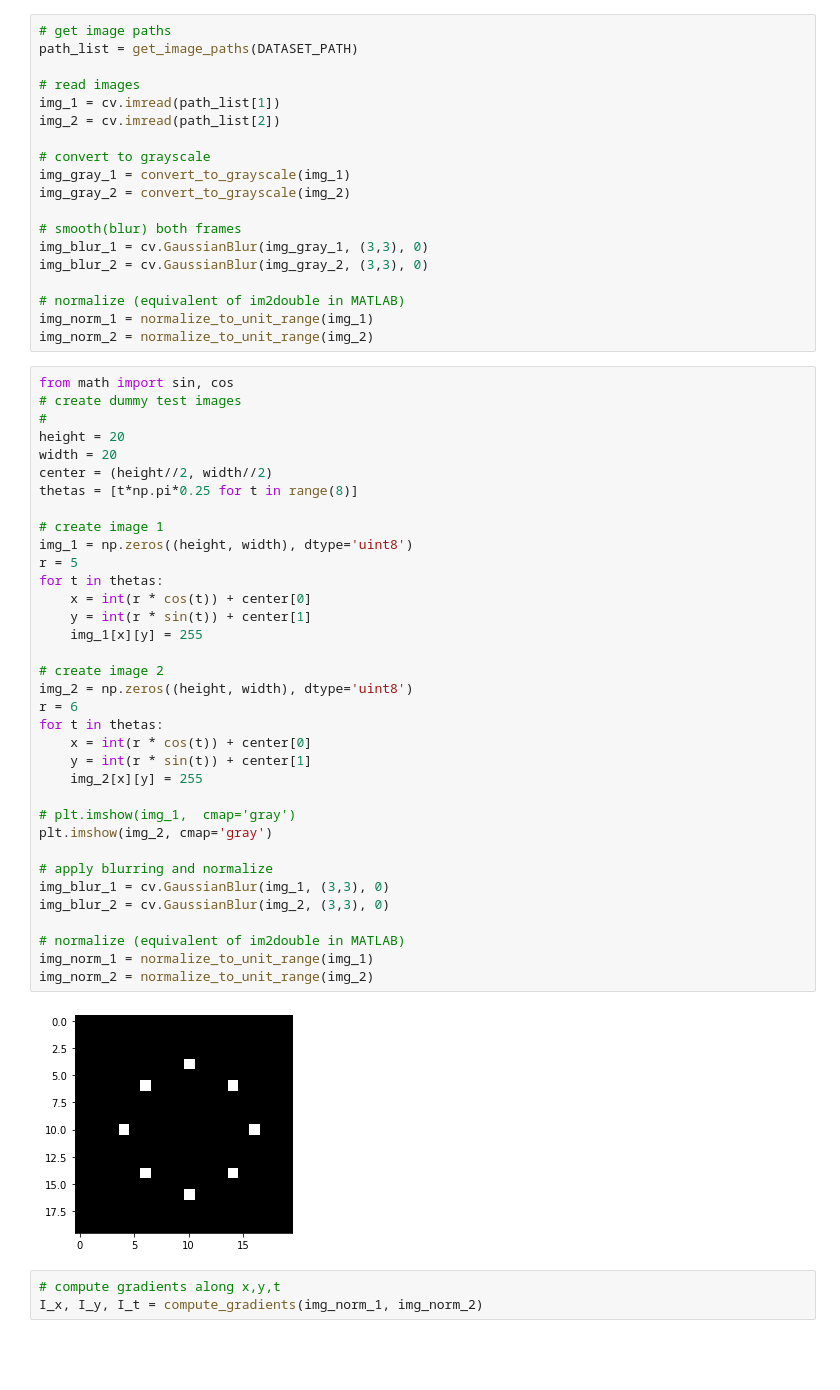
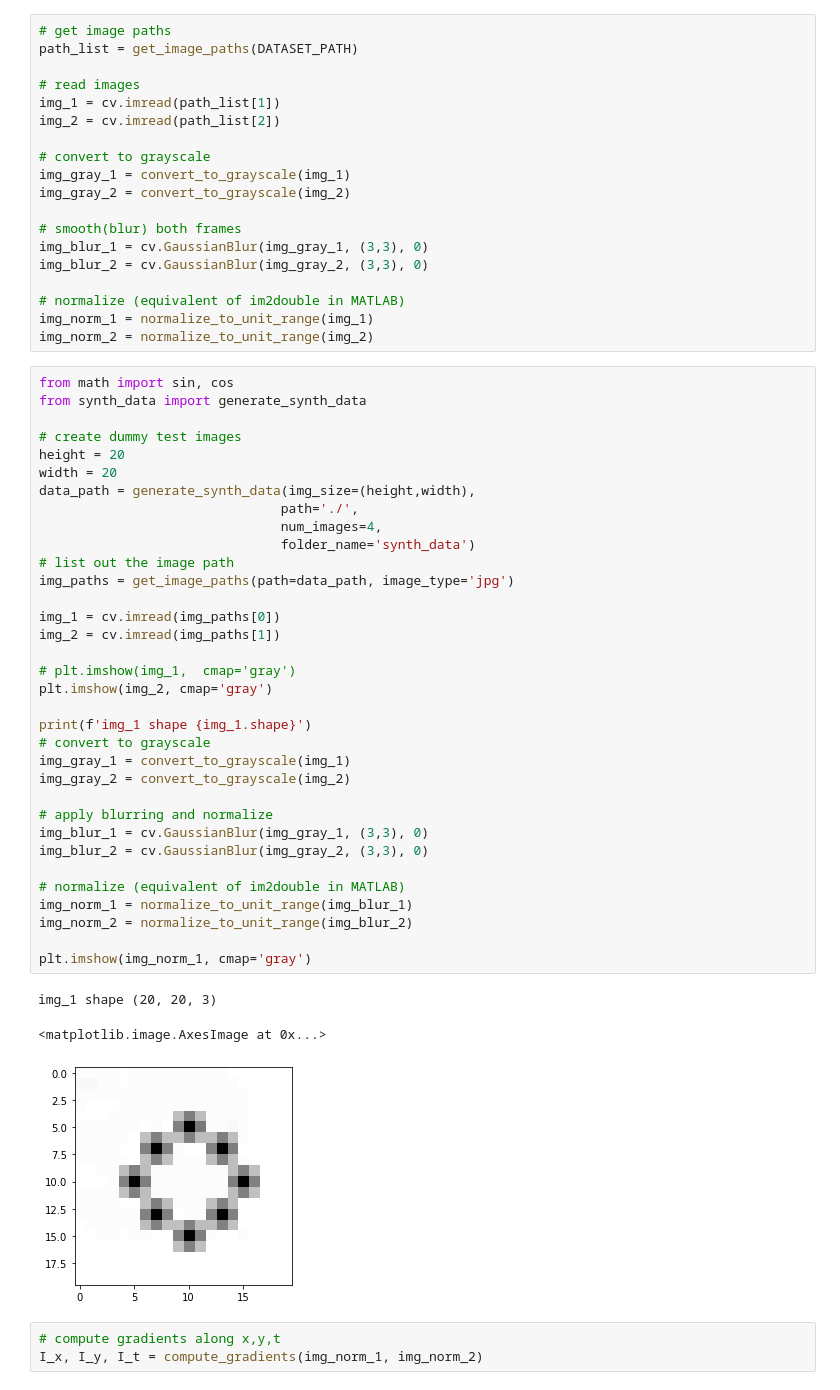
Before and after one commit to robotic-vision-lab/Vision-Based-Guidance-For-Tracking-Dynamic-Objects, a Jupyter notebook: test_optical_flow.ipynb, the cells around one changed output. Cells and saved outputs as stored; diff of their text form; blank space fills up the shorter version.

```diff
--- a/test_optical_flow.ipynb
+++ b/test_optical_flow.ipynb
@@ -113,43 +114,44 @@ img_blur_2 = cv.GaussianBlur(img_gray_2, (3,3), 0)
 # normalize (equivalent of im2double in MATLAB)
 img_norm_1 = normalize_to_unit_range(img_1)
 img_norm_2 = normalize_to_unit_range(img_2)
-# %%
-from math import sin, cos
-# create dummy test images
-#
-height = 20
-width = 20
-center = (height//2, width//2)
-thetas = [t*np.pi*0.25 for t in range(8)]
-
-# create image 1
-img_1 = np.zeros((height, width), dtype='uint8')
-r = 5
-for t in thetas:
-    x = int(r * cos(t)) + center[0]
-    y = int(r * sin(t)) + center[1]
-    img_1[x][y] = 255
-
-# create image 2
-img_2 = np.zeros((height, width), dtype='uint8')
-r = 6
-for t in thetas:
-    x = int(r * cos(t)) + center[0]
-    y = int(r * sin(t)) + center[1]
-    img_2[x][y] = 255
-
-# plt.imshow(img_1,  cmap='gray')
-plt.imshow(img_2, cmap='gray')
-
-# apply blurring and normalize
-img_blur_1 = cv.GaussianBlur(img_1, (3,3), 0)
-img_blur_2 = cv.GaussianBlur(img_2, (3,3), 0)
-
-# normalize (equivalent of im2double in MATLAB)
-img_norm_1 = normalize_to_unit_range(img_1)
-img_norm_2 = normalize_to_unit_range(img_2)
-# %% [output]
-[figure, removed]
+# %%
+from math import sin, cos
+from synth_data import generate_synth_data
+
+# create dummy test images
+height = 20
+width = 20
+data_path = generate_synth_data(img_size=(height,width),
+                               path='./',
+                               num_images=4,
+                               folder_name='synth_data')
+# list out the image path
+img_paths = get_image_paths(path=data_path, image_type='jpg')
+
+img_1 = cv.imread(img_paths[0])
+img_2 = cv.imread(img_paths[1])
+
+# plt.imshow(img_1,  cmap='gray')
+plt.imshow(img_2, cmap='gray')
+
+print(f'img_1 shape {img_1.shape}')
+# convert to grayscale
+img_gray_1 = convert_to_grayscale(img_1)
+img_gray_2 = convert_to_grayscale(img_2)
+
+# apply blurring and normalize
+img_blur_1 = cv.GaussianBlur(img_gray_1, (3,3), 0)
+img_blur_2 = cv.GaussianBlur(img_gray_2, (3,3), 0)
+
+# normalize (equivalent of im2double in MATLAB)
+img_norm_1 = normalize_to_unit_range(img_blur_1)
+img_norm_2 = normalize_to_unit_range(img_blur_2)
+
+plt.imshow(img_norm_1, cmap='gray')
+# %% [output]
+img_1 shape (20, 20, 3)
+<matplotlib.image.AxesImage at 0x...>
+[figure, added]
 # %%
 # compute gradients along x,y,t
 I_x, I_y, I_t = compute_gradients(img_norm_1, img_norm_2)
```
Also changed, not shown: parts of 8 cells of this notebook, 1 other file.
